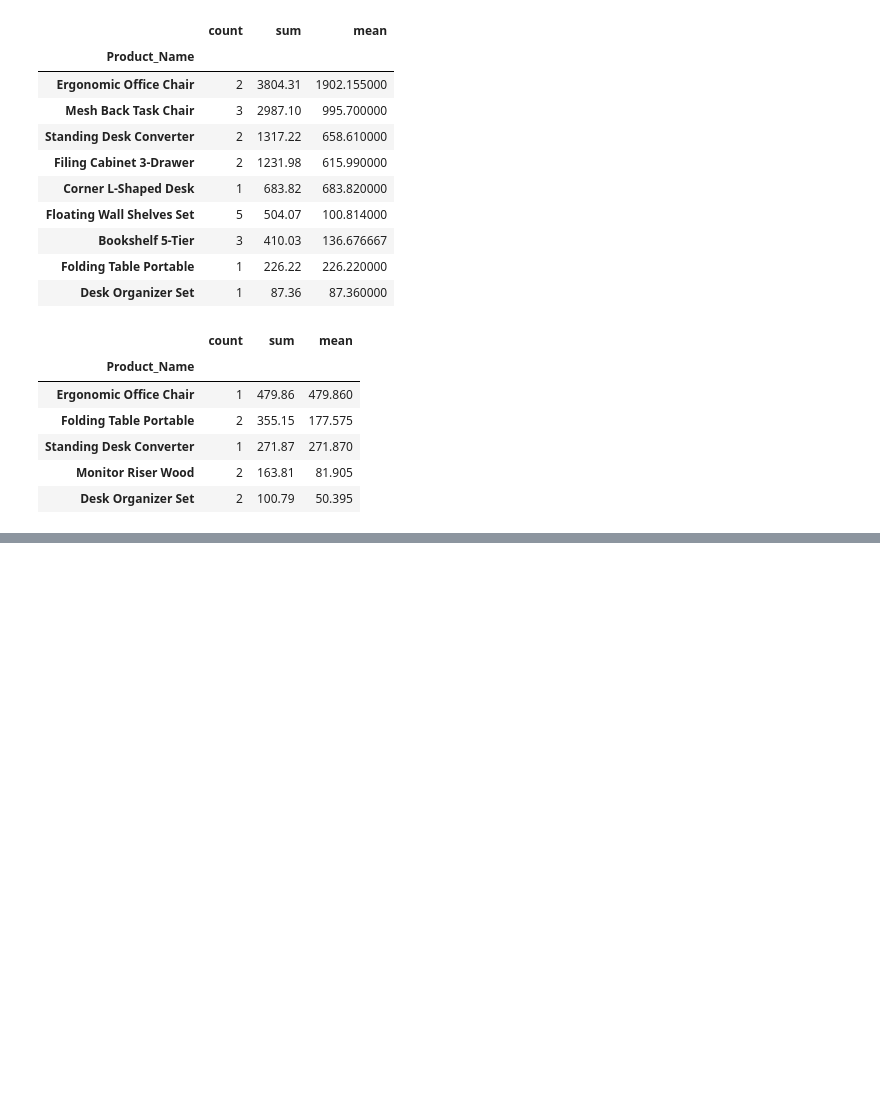
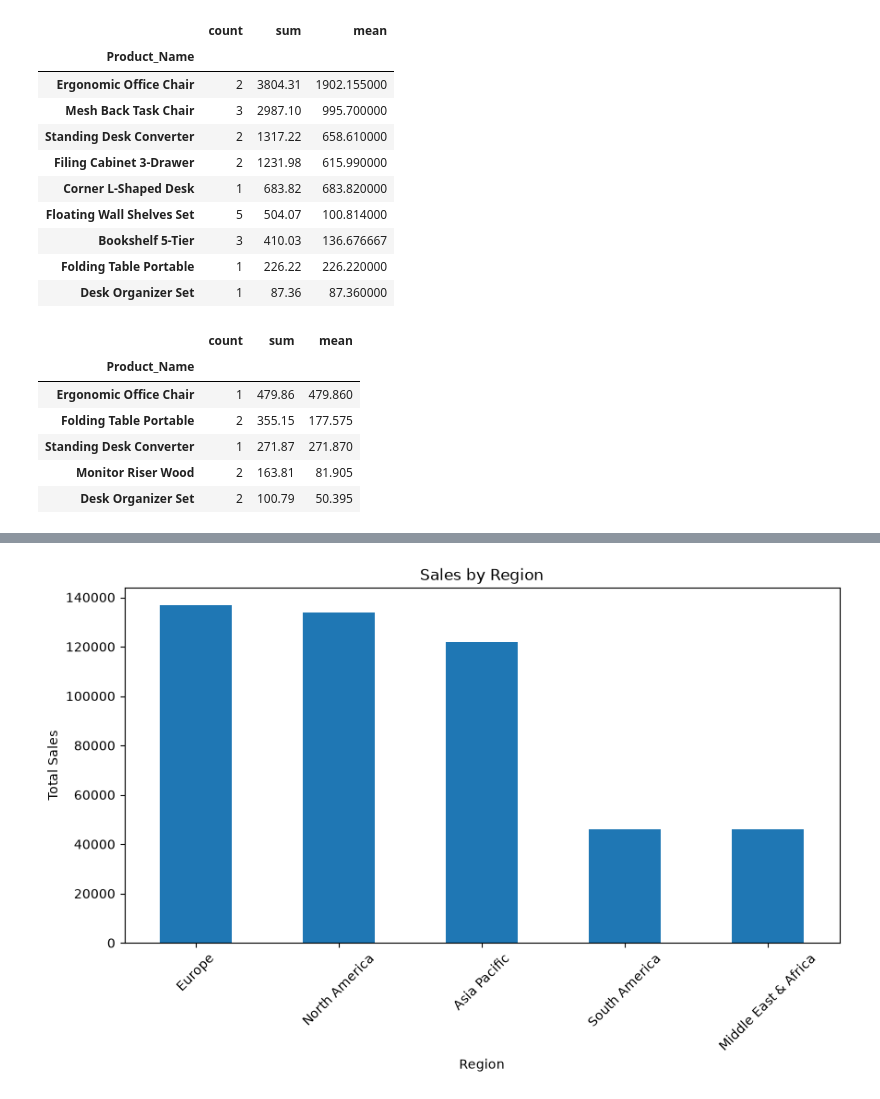
Before and after one commit to anubhabmandal09/ecommerce-sales-analysis, a Jupyter notebook: notebooks/sales_analysis.ipynb, the cells around one changed output, grey strips where cells are left out. Cells and saved outputs as stored; diff of their text form; code cells hidden in the pictures; blank space fills up the shorter version.

```diff
--- a/notebooks/sales_analysis.ipynb
+++ b/notebooks/sales_analysis.ipynb
@@ -561,0 +792,11 @@ feb_furniture.groupby("Product_Name")["Total_Sales"].agg(
+# %%
+region_analysis = (
+    df.groupby("Region")
+    .agg(
+        Orders=("Order_ID", "count"),
+        Sales=("Total_Sales", "sum"),
+        Profit=("Profit", "sum")
+    )
+)
+
+region_analysis
@@ -561,0 +811,5 @@ feb_furniture.groupby("Product_Name")["Total_Sales"].agg(
+# %%
+region_analysis["Profit_Margin"] = (
+    region_analysis["Profit"] /
+    region_analysis["Sales"]
+) * 100
@@ -561,0 +826,5 @@ feb_furniture.groupby("Product_Name")["Total_Sales"].agg(
+# %%
+region_analysis["AOV"] = (
+    region_analysis["Sales"] /
+    region_analysis["Orders"]
+)
@@ -561,0 +841,14 @@ feb_furniture.groupby("Product_Name")["Total_Sales"].agg(
+# %%
+region_analysis["Sales"].sort_values(ascending=False).plot(
+    kind="bar",
+    figsize=(10, 5)
+)
+
+plt.title("Sales by Region")
+plt.xlabel("Region")
+plt.ylabel("Total Sales")
+plt.xticks(rotation=45)
+
+plt.show()
+# %% [output]
+[figure, added]
```
Also changed, not shown: parts of 29 cells of this notebook, 1 other file.
